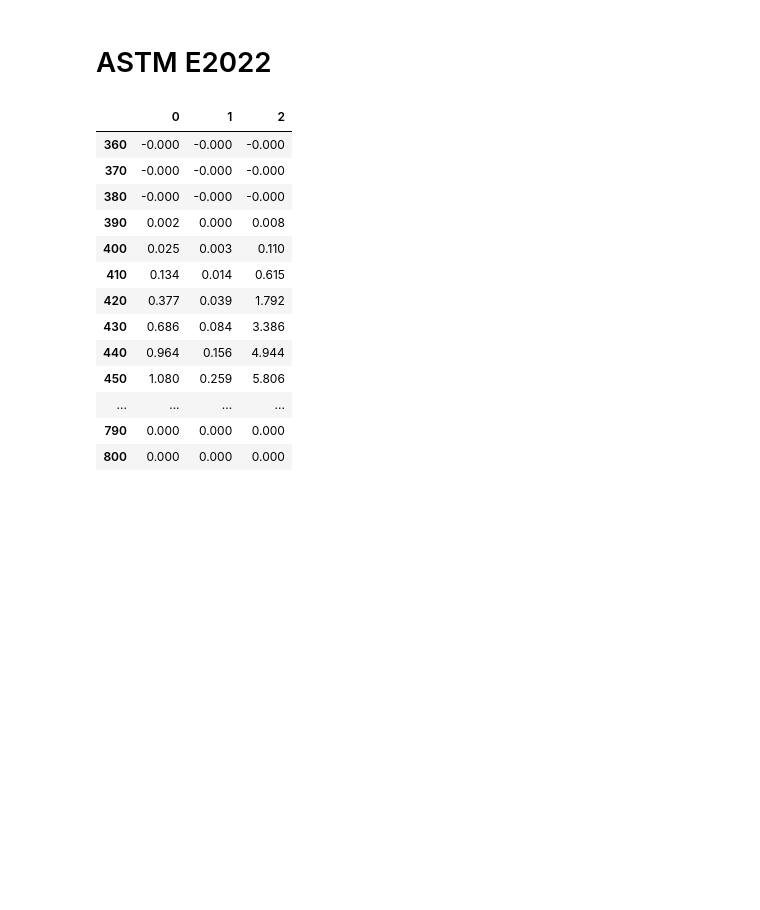
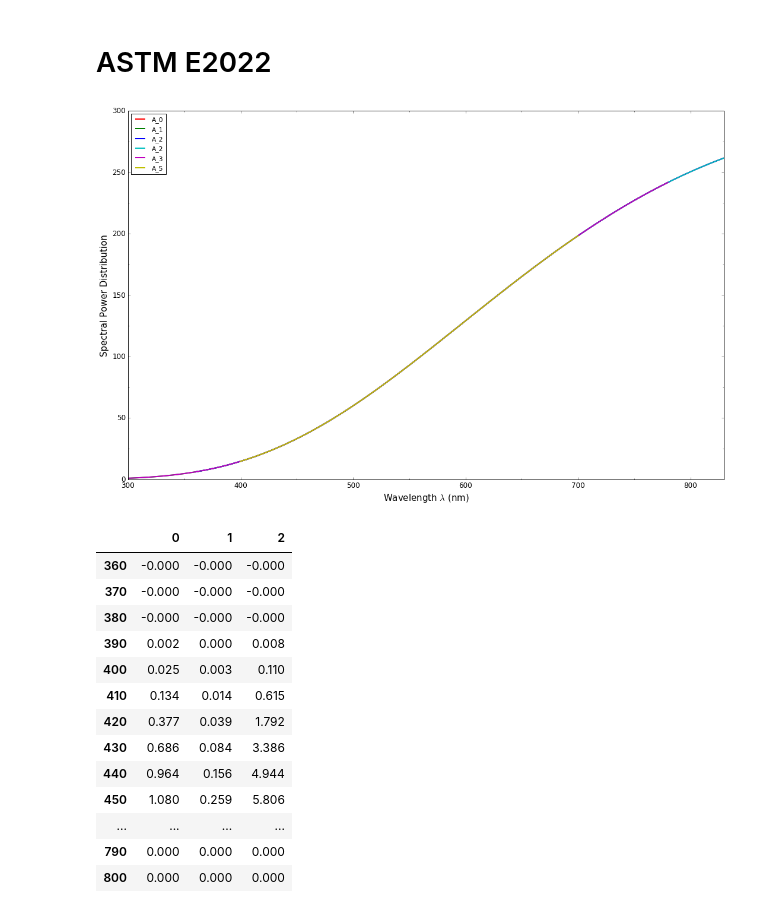
Before and after one commit to colour-science/colour-ramblings, a Jupyter notebook: astm_e2022.ipynb, the cells around one changed output. Cells and saved outputs as stored; diff of their text form; code cells hidden in the pictures; blank space fills up the shorter version.

```diff
--- a/astm_e2022.ipynb
+++ b/astm_e2022.ipynb
@@ -537,3 +91,7 @@ def lagrange_interpolating_coefficients_ASTME2022(steps=10,
+# %%
+multi_spd_plot([A_0, A_1, A_2, A_3, A_4, A_5])
+# %% [output]
+[figure, added]
 # %%
 def tristimulus_weighting_factors_ASTME2022(cmfs, illuminant, shape):
     # Assumes that the measurement interval is equal to the spectral bandwidth integral when applying correction
```
Also changed, not shown: parts of 9 cells of this notebook.
